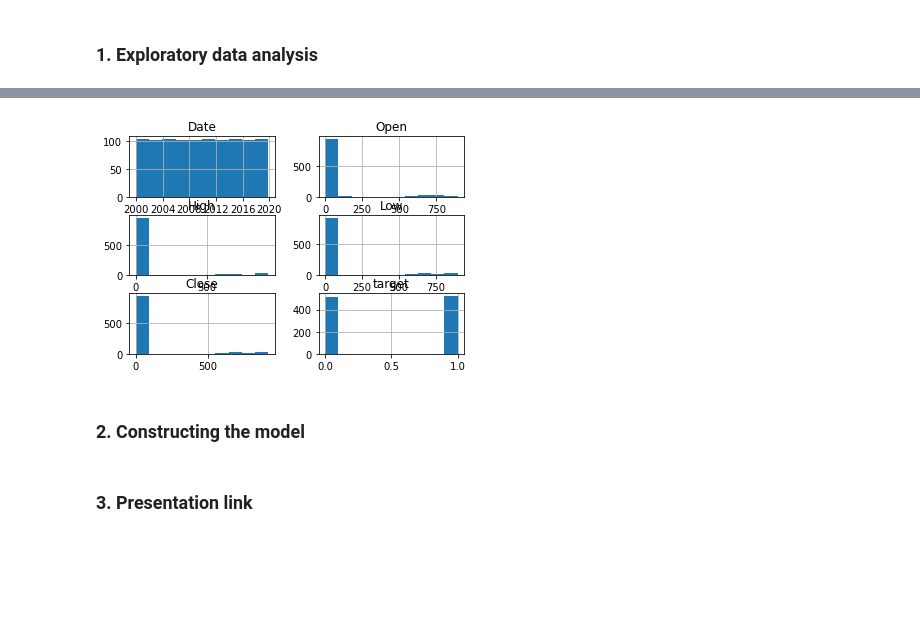
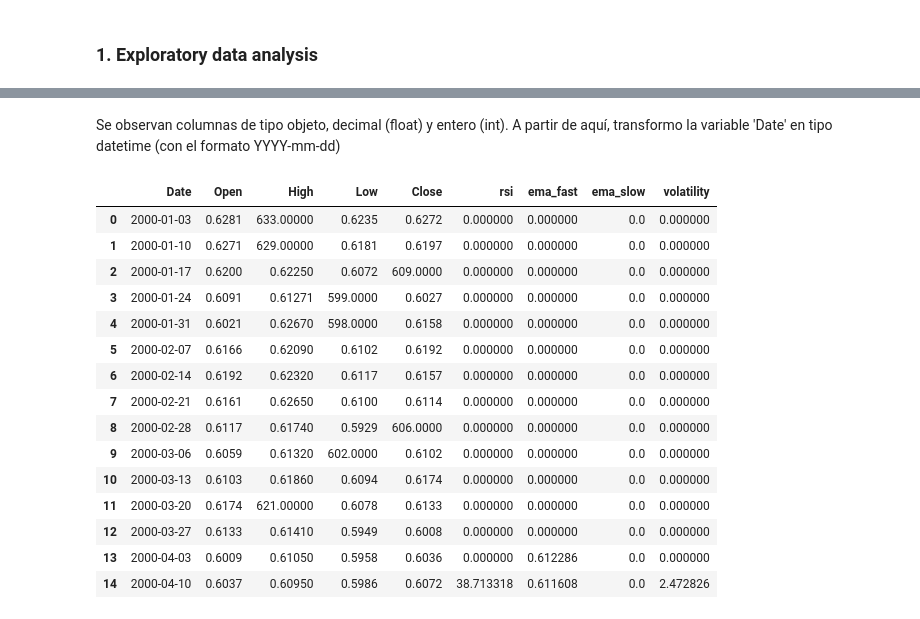
Before and after one commit to MartaBallesterB/FemHack---Hack-The-Markets, a Jupyter notebook: Untitled.ipynb, the cells around one changed output, grey strips where cells are left out. Drawn from its saved outputs; the diff is of its cells as text; code cells hidden in the pictures; blank space fills up the shorter version.

```diff
--- a/Untitled.ipynb
+++ b/Untitled.ipynb
@@ -56,12 +62,24 @@ target          int64
 dtype: object
+# %% [markdown]
+Se observan columnas de tipo objeto, decimal (float) y entero (int). A partir de aquí, transformo la variable 'Date' en tipo datetime (con el formato YYYY-mm-dd)
 # %%
 eurolibra['Date'] = pd.to_datetime(eurolibra['Date'], format='%Y-%m-%d')
-# %%
-eurolibra.hist()
-plt.show()
-# %% [output]
-[figure, removed]
-# %% [markdown]
-### 2. Constructing the model
-# %% [markdown]
-### 3. Presentation link
+# %%
+eurolibra.head(15)
+# %% [output]
+|  | Date | Open | High | Low | Close | rsi | ema_fast | ema_slow | volatility |
+| 0 | 2000-01-03 | 0.6281 | 633.00000 | 0.6235 | 0.6272 | 0.000000 | 0.000000 | 0.0 | 0.000000 |
+| 1 | 2000-01-10 | 0.6271 | 629.00000 | 0.6181 | 0.6197 | 0.000000 | 0.000000 | 0.0 | 0.000000 |
+| 2 | 2000-01-17 | 0.6200 | 0.62250 | 0.6072 | 609.0000 | 0.000000 | 0.000000 | 0.0 | 0.000000 |
+| 3 | 2000-01-24 | 0.6091 | 0.61271 | 599.0000 | 0.6027 | 0.000000 | 0.000000 | 0.0 | 0.000000 |
+| 4 | 2000-01-31 | 0.6021 | 0.62670 | 598.0000 | 0.6158 | 0.000000 | 0.000000 | 0.0 | 0.000000 |
+| 5 | 2000-02-07 | 0.6166 | 0.62090 | 0.6102 | 0.6192 | 0.000000 | 0.000000 | 0.0 | 0.000000 |
+| 6 | 2000-02-14 | 0.6192 | 0.62320 | 0.6117 | 0.6157 | 0.000000 | 0.000000 | 0.0 | 0.000000 |
+| 7 | 2000-02-21 | 0.6161 | 0.62650 | 0.6100 | 0.6114 | 0.000000 | 0.000000 | 0.0 | 0.000000 |
+| 8 | 2000-02-28 | 0.6117 | 0.61740 | 0.5929 | 606.0000 | 0.000000 | 0.000000 | 0.0 | 0.000000 |
+| 9 | 2000-03-06 | 0.6059 | 0.61320 | 602.0000 | 0.6102 | 0.000000 | 0.000000 | 0.0 | 0.000000 |
+| 10 | 2000-03-13 | 0.6103 | 0.61860 | 0.6094 | 0.6174 | 0.000000 | 0.000000 | 0.0 | 0.000000 |
+| 11 | 2000-03-20 | 0.6174 | 621.00000 | 0.6078 | 0.6133 | 0.000000 | 0.000000 | 0.0 | 0.000000 |
+| 12 | 2000-03-27 | 0.6133 | 0.61410 | 0.5949 | 0.6008 | 0.000000 | 0.000000 | 0.0 | 0.000000 |
+| 13 | 2000-04-03 | 0.6009 | 0.61050 | 0.5958 | 0.6036 | 0.000000 | 0.612286 | 0.0 | 0.000000 |
+| 14 | 2000-04-10 | 0.6037 | 0.60950 | 0.5986 | 0.6072 | 38.713318 | 0.611608 | 0.0 | 2.472826 |
```
Also changed, not shown: parts of 16 cells of this notebook.
